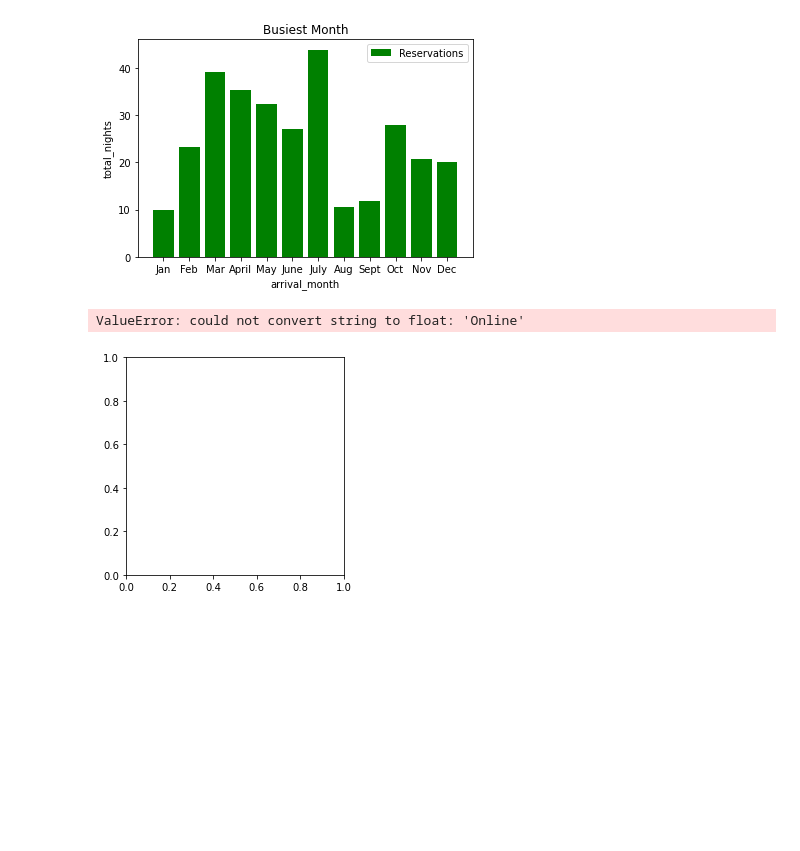
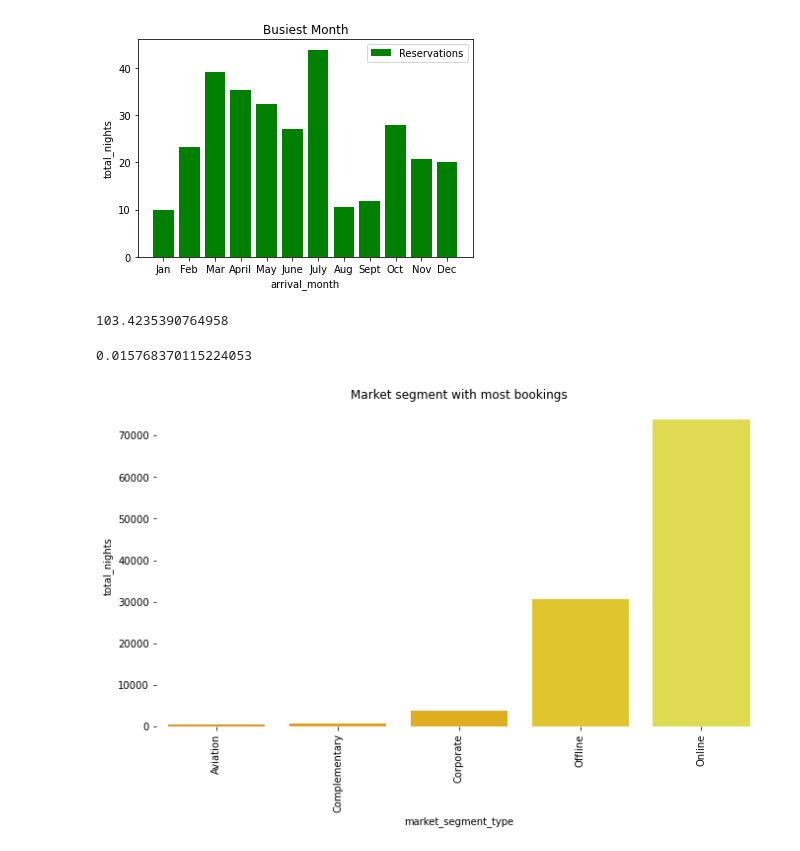
Before and after one commit to domivillacis/Hotel_reservations_analysis, a Jupyter notebook: Hotel_dataset.ipynb, the cells around one changed output. Saved outputs shown, nothing was run; the diff lists cells and outputs as text; code cells hidden in the pictures; blank space fills up the shorter version.

```diff
--- a/Hotel_dataset.ipynb
+++ b/Hotel_dataset.ipynb
@@ -237,13 +234,3 @@ plt.legend()
 # %% [output]
 <matplotlib.legend.Legend at 0x...>
 [figure]
-# %%
-labels = hotel_df['market_segment_type'].value_counts().index.tolist()
-sizes = hotel_df['market_segment_type'].value_counts().index.tolist()
-explode = (0,0.1)
-colors = ['yellowgreen','lightcoral']
-plt.pie(sizes, explode=explode, labels = labels,colors = colors, autopct = '%1.1f%%', startangle = 90, textprops = {'fontsize' : 14})
-plt.show()
-# %% [output]
-ValueError: could not convert string to float: 'Online'
-[figure, removed]
@@ -255,0 +237,30 @@ avg_room_price.groupby(['arrival_year', 'arrival_month']).count()['avg_price_per
+# %%
+# What's the average daily rate?
+hotel_df["avg_price_per_room"].mean()
+# %% [output]
+103.4235390764958
+# %%
+# Do longer total stays have lower average prices?
+# correlation between total_nights and avg_price_per_room.
+hotel_df['avg_price_per_room'].corr(hotel_df['total_nights'])
+# %% [output]
+0.015768370115224053
+# %%
+# From which segment do reservations come the most?
+market_segment = hotel_df.pivot_table(index = ['market_segment_type'],
+                                      values = ['total_nights'],
+                                      aggfunc = "sum").reset_index()
+new = sns.barplot(x="market_segment_type",
+                 y = "total_nights",
+                 data = market_segment,
+                 palette = "Wistia_r")
+plt.xticks(rotation=90)
+plt.title("Market segment with most bookings")
+plt.ylabel("total_nights")
+plt.xlabel("market_segment_type")
+sns.despine(bottom = True, left = True)
+fig = plt.gcf()
+fig.set_size_inches(11,6)
+plt.show()
+# %% [output]
+[figure, added]
```
Also changed, not shown: parts of 8 cells of this notebook.
